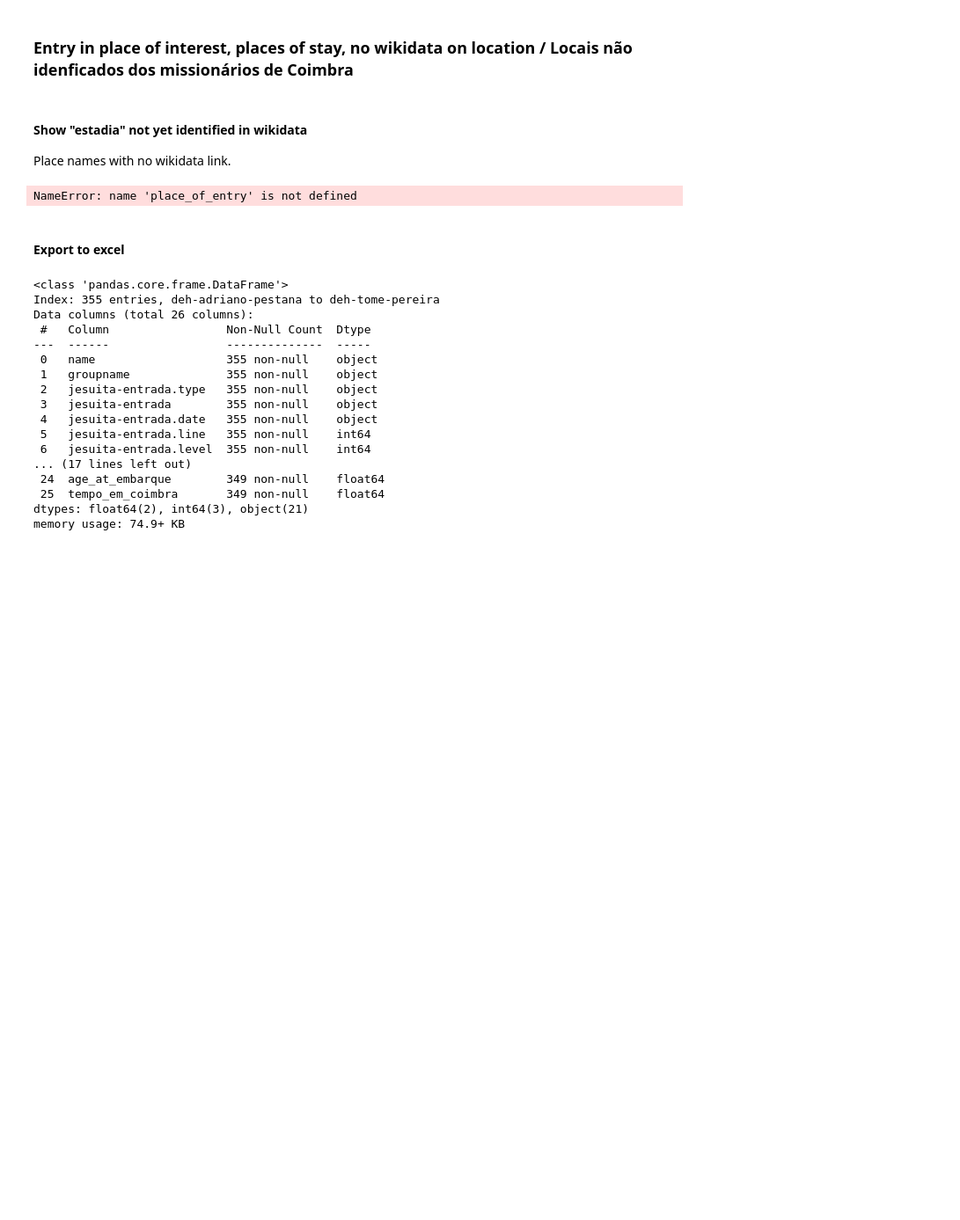
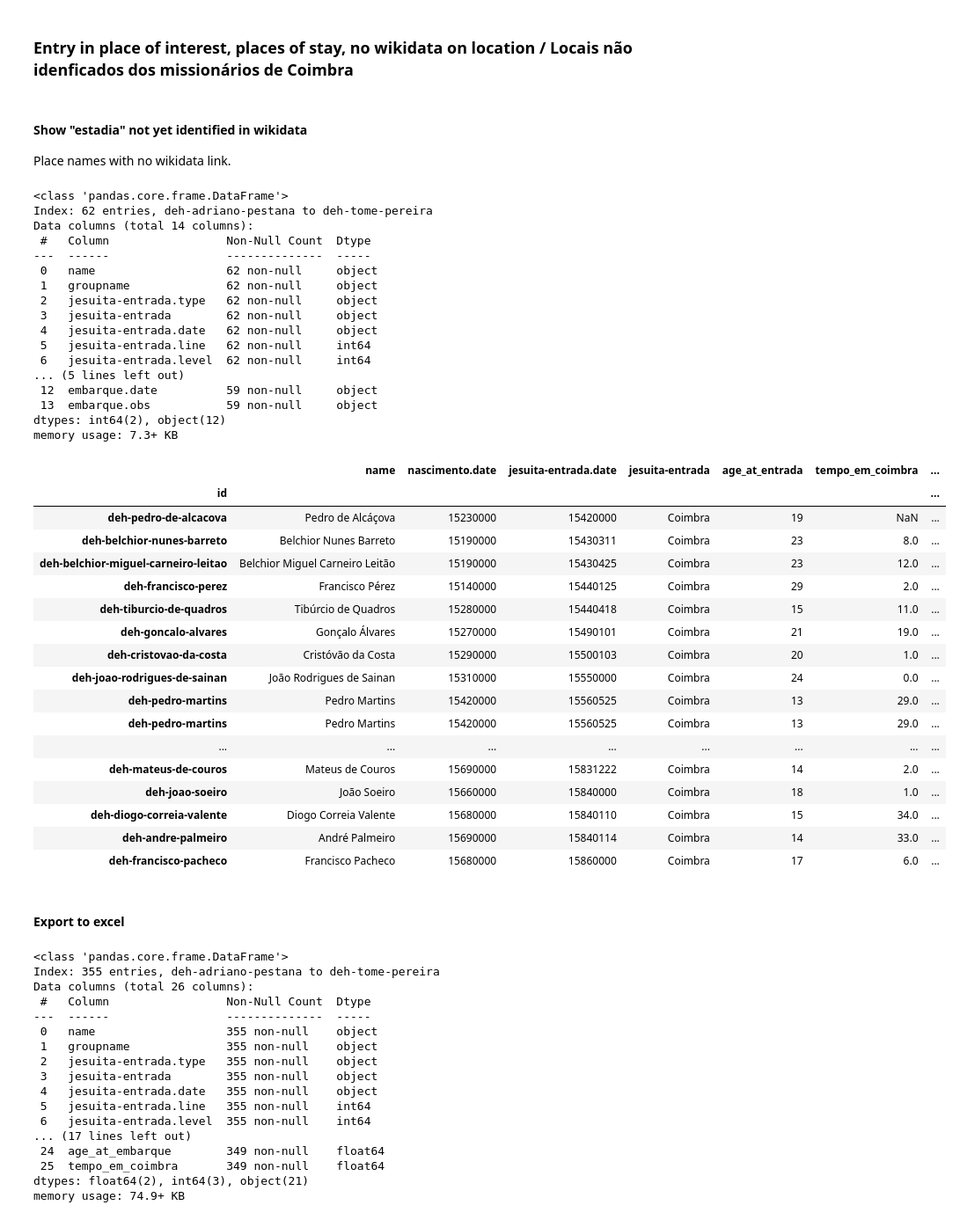
Before and after one commit to joaquimrcarvalho/dehergne-locations, a Jupyter notebook: notebooks/dehergne_analysis.ipynb, the cells around one changed output. Shown at 88% size. Cells and saved outputs as stored; diff of their text form; code cells hidden in the pictures; blank space fills up the shorter version.

```diff
--- a/notebooks/dehergne_analysis.ipynb
+++ b/notebooks/dehergne_analysis.ipynb
@@ -892,33 +1080,67 @@ Place names with no wikidata link.
 # %%
 import pandas as pd
 from timelink.pandas import entities_with_attribute
 # show 500 rows
-pd.set_option('display.max_rows', 1550)
+pd.set_option('display.max_rows', 50)
 
 jesuita_entrada_places = entities_with_attribute(
     entity_type='person',
     show_elements=['name','groupname'],
     the_type='jesuita-entrada',
     the_value=place_of_entry,
     more_attributes=['nascimento','embarque'],
     db=tlnb.db,
 )
 jesuita_entrada_places.info()
 
 # user only group "n"
 jesuita_entrada_places = jesuita_entrada_places[jesuita_entrada_places.groupname=='n']
 
 # add age at 'jesuita-entrada.date'
 jesuita_entrada_places['age_at_entrada'] = jesuita_entrada_places.apply(lambda x: calc_age_at(x['nascimento.date'], x['jesuita-entrada.date']), axis=1)
 # add age at 'embarque.date'
 jesuita_entrada_places['age_at_embarque'] = jesuita_entrada_places.apply(lambda x: calc_age_at(x['nascimento.date'], x['embarque.date']), axis=1)
 
 jesuita_entrada_places['tempo_em_coimbra'] = jesuita_entrada_places['age_at_embarque'] - jesuita_entrada_places['age_at_entrada']
 
 cols=['name','nascimento.date','jesuita-entrada.date','jesuita-entrada','age_at_entrada','tempo_em_coimbra','embarque','embarque.date','age_at_embarque']
 jesuita_entrada_places[cols].sort_values(by=['jesuita-entrada.date','embarque.date']).head(20)
 # %% [output]
-NameError: name 'place_of_entry' is not defined
+<class 'pandas.core.frame.DataFrame'>
+Index: 62 entries, deh-adriano-pestana to deh-tome-pereira
+Data columns (total 14 columns):
+ #   Column                 Non-Null Count  Dtype
+---  ------                 --------------  -----
+ 0   name                   62 non-null     object
+ 1   groupname              62 non-null     object
+ 2   jesuita-entrada.type   62 non-null     object
+ 3   jesuita-entrada        62 non-null     object
+ 4   jesuita-entrada.date   62 non-null     object
+ 5   jesuita-entrada.line   62 non-null     int64
+ 6   jesuita-entrada.level  62 non-null     int64
+... (5 lines left out)
+ 12  embarque.date          59 non-null     object
+ 13  embarque.obs           59 non-null     object
+dtypes: int64(2), object(12)
+memory usage: 7.3+ KB
+|  | name | nascimento.date | jesuita-entrada.date | jesuita-entrada | age_at_entrada | tempo_em_coimbra | ... |
+| id |  |  |  |  |  |  | ... |
+| deh-pedro-de-alcacova | Pedro de Alcáçova | 15230000 | 15420000 | Coimbra | 19 | NaN | ... |
+| deh-belchior-nunes-barreto | Belchior Nunes Barreto | 15190000 | 15430311 | Coimbra | 23 | 8.0 | ... |
+| deh-belchior-miguel-carneiro-leitao | Belchior Miguel Carneiro Leitão | 15190000 | 15430425 | Coimbra | 23 | 12.0 | ... |
+| deh-francisco-perez | Francisco Pérez | 15140000 | 15440125 | Coimbra | 29 | 2.0 | ... |
+| deh-tiburcio-de-quadros | Tibúrcio de Quadros | 15280000 | 15440418 | Coimbra | 15 | 11.0 | ... |
+| deh-goncalo-alvares | Gonçalo Álvares | 15270000 | 15490101 | Coimbra | 21 | 19.0 | ... |
+| deh-cristovao-da-costa | Cristóvão da Costa | 15290000 | 15500103 | Coimbra | 20 | 1.0 | ... |
+| deh-joao-rodrigues-de-sainan | João Rodrigues de Sainan | 15310000 | 15550000 | Coimbra | 24 | 0.0 | ... |
+| deh-pedro-martins | Pedro Martins | 15420000 | 15560525 | Coimbra | 13 | 29.0 | ... |
+| deh-pedro-martins | Pedro Martins | 15420000 | 15560525 | Coimbra | 13 | 29.0 | ... |
+| ... | ... | ... | ... | ... | ... | ... | ... |
+| deh-mateus-de-couros | Mateus de Couros | 15690000 | 15831222 | Coimbra | 14 | 2.0 | ... |
+| deh-joao-soeiro | João Soeiro | 15660000 | 15840000 | Coimbra | 18 | 1.0 | ... |
+| deh-diogo-correia-valente | Diogo Correia Valente | 15680000 | 15840110 | Coimbra | 15 | 34.0 | ... |
+| deh-andre-palmeiro | André Palmeiro | 15690000 | 15840114 | Coimbra | 14 | 33.0 | ... |
+| deh-francisco-pacheco | Francisco Pacheco | 15680000 | 15860000 | Coimbra | 17 | 6.0 | ... |
 # %%
 
 jesuita_entrada_places[ ~(jesuita_entrada_places['estadia.obs'].str.contains('wikidata', na=False))][cols].sort_values(by=['name','jesuita-entrada.date','embarque.date'])
```
Also changed, not shown: parts of 18 cells of this notebook, 10 other files.
